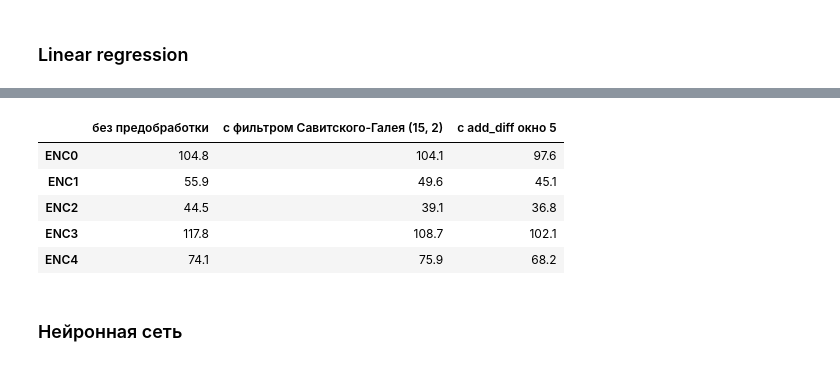
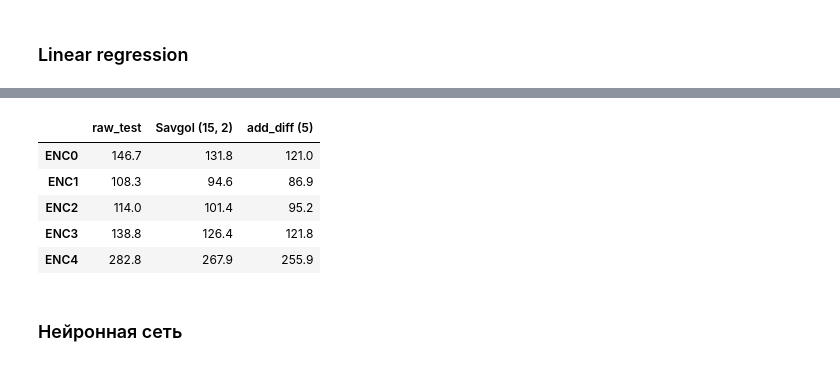
Before and after one commit to Internship-moto/Gestures_3, a Jupyter notebook: notebooks/Gestures_2.ipynb, the cells around one changed output, grey strips where cells are left out. Cells and saved outputs as stored; diff of their text form; code cells hidden in the pictures.

```diff
--- a/notebooks/Gestures_2.ipynb
+++ b/notebooks/Gestures_2.ipynb
@@ -487,22 +469,23 @@ ValueError: Found input variables with inconsistent numbers of samples: [50296,
 # %%
 temp = pd.DataFrame({
-    'raw_test':[104.831520, 55.905441, 44.478987,117.806191, 74.052345],
-    'Savgol (15, 2)': [104.106942, 49.561163, 39.139962, 108.748218, 75.875985],
-    'add_diff (5)':[97.553283, 45.108630, 36.842214, 102.140901, 68.196435]
+
+    'raw_test':[146.651105, 108.340862, 113.975744, 138.810561, 282.818435],
+    'Savgol (15, 2)': [131.804835, 94.625656, 101.403452, 126.399077, 267.895340],
+    'add_diff (5)':[121.032448, 86.881820, 95.202402, 121.764514, 255.892954]
 }, index=['ENC0','ENC1','ENC2','ENC3','ENC4']) #, index=GLOVE_CH
 
 # a['Savitsky-raw'] = (100*(a['raw_test']-a['Savitsky'])/a['raw_test']).round(1)
 # a['diff-Savitsky'] = (100*(a['Savitsky']-a['Savitsky_diff'])/a['Savitsky']).round(1)
 #a
 
 temp.round(1)
 # %% [output]
-|  | без предобработки | с фильтром Савитского-Галея (15, 2) | c add_diff окно 5 |
-| ENC0 | 104.8 | 104.1 | 97.6 |
-| ENC1 | 55.9 | 49.6 | 45.1 |
-| ENC2 | 44.5 | 39.1 | 36.8 |
-| ENC3 | 117.8 | 108.7 | 102.1 |
-| ENC4 | 74.1 | 75.9 | 68.2 |
+|  | raw_test | Savgol (15, 2) | add_diff (5) |
+| ENC0 | 146.7 | 131.8 | 121.0 |
+| ENC1 | 108.3 | 94.6 | 86.9 |
+| ENC2 | 114.0 | 101.4 | 95.2 |
+| ENC3 | 138.8 | 126.4 | 121.8 |
+| ENC4 | 282.8 | 267.9 | 255.9 |
 # %%
 # Save model to the given path in the pkl format
 model_name = 'lin'
```
Also changed, not shown: parts of 16 cells of this notebook, 1 other file.
